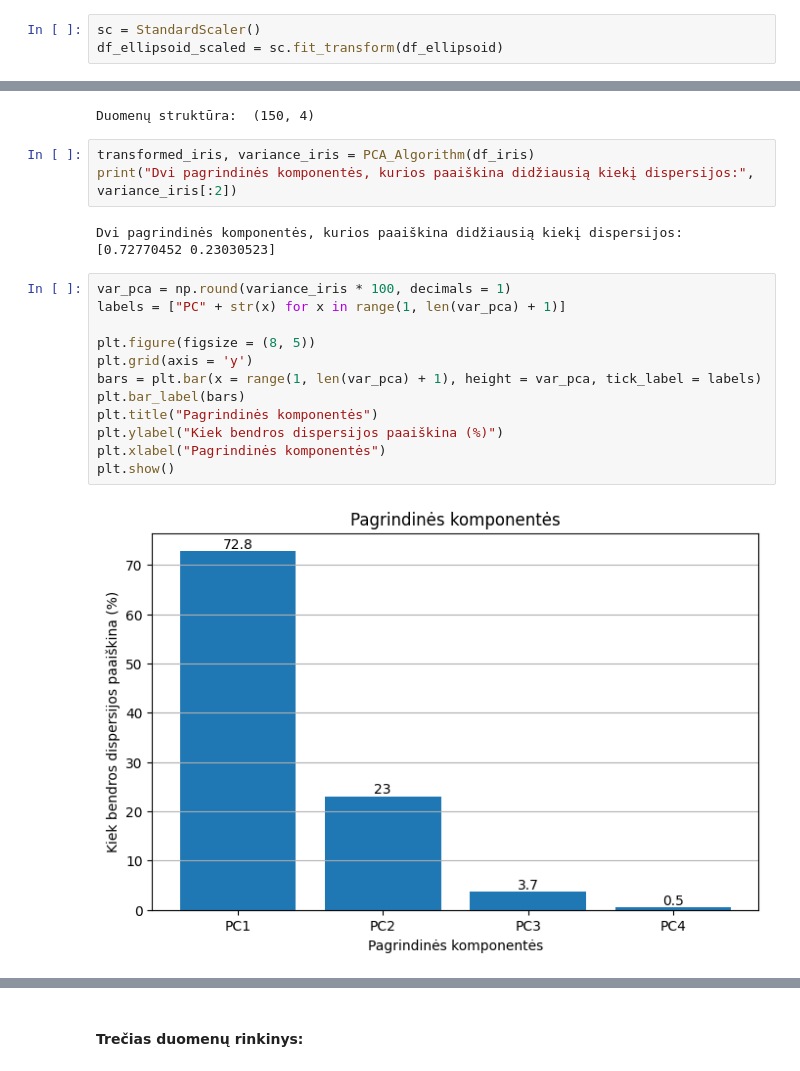
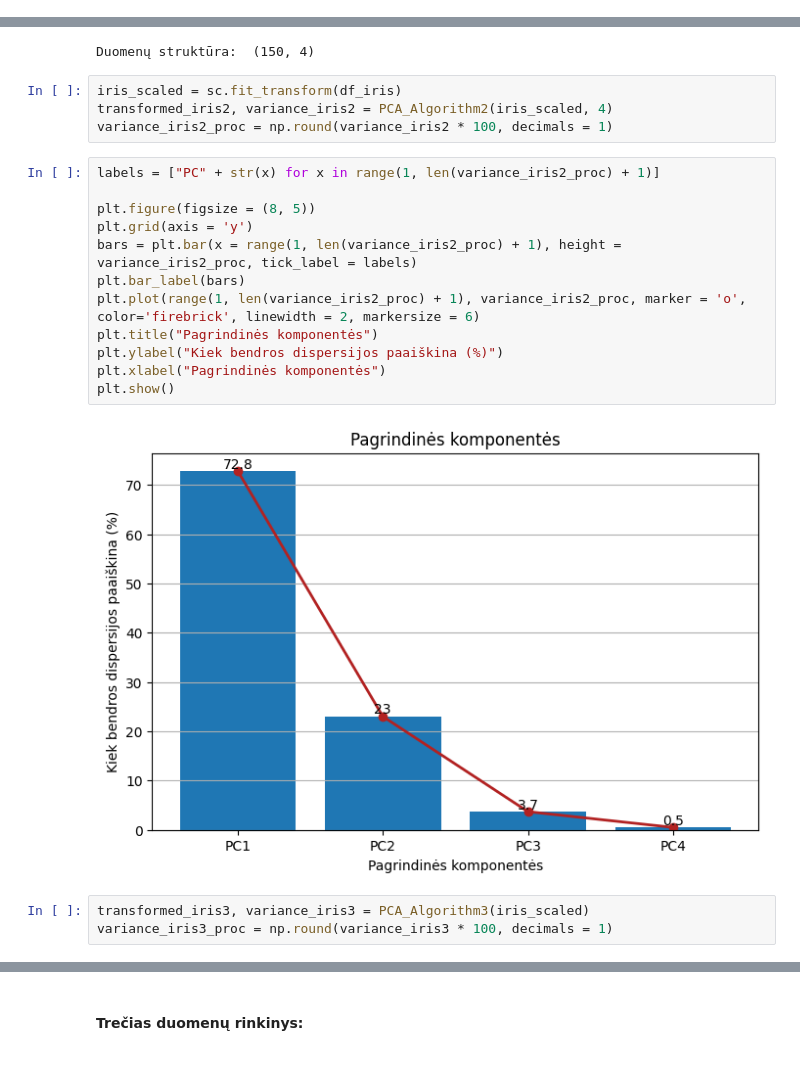
Before and after one commit to EvelinaDu/Papildomi_duomenu_vizualizavimo_skyriai, a Jupyter notebook: Algoritmas/kodas.ipynb, the cells around one changed output, grey strips where cells are left out. Saved outputs shown, nothing was run; the diff lists cells and outputs as text.

```diff
--- a/Algoritmas/kodas.ipynb
+++ b/Algoritmas/kodas.ipynb
@@ -109,5 +109,2 @@ Vykdymo laikai:  {'auto': 0.0030291080474853516, 'full': 0.04731321334838867, 'c
 # %% [markdown]
 -----
-# %%
-sc = StandardScaler()
-df_ellipsoid_scaled = sc.fit_transform(df_ellipsoid)
@@ -165,22 +125,24 @@ print("Duomenų struktūra: ", df_iris.shape)
 # %% [output]
 Duomenų struktūra:  (150, 4)
 # %%
-transformed_iris, variance_iris = PCA_Algorithm(df_iris)
-print("Dvi pagrindinės komponentės, kurios paaiškina didžiausią kiekį dispersijos:", variance_iris[:2])
+iris_scaled = sc.fit_transform(df_iris)
+transformed_iris2, variance_iris2 = PCA_Algorithm2(iris_scaled, 4)
+variance_iris2_proc = np.round(variance_iris2 * 100, decimals = 1)
-# %% [output]
-Dvi pagrindinės komponentės, kurios paaiškina didžiausią kiekį dispersijos: [0.72770452 0.23030523]
 # %%
-var_pca = np.round(variance_iris * 100, decimals = 1)
-labels = ["PC" + str(x) for x in range(1, len(var_pca) + 1)]
+labels = ["PC" + str(x) for x in range(1, len(variance_iris2_proc) + 1)]
 
 plt.figure(figsize = (8, 5))
 plt.grid(axis = 'y')
-bars = plt.bar(x = range(1, len(var_pca) + 1), height = var_pca, tick_label = labels)
+bars = plt.bar(x = range(1, len(variance_iris2_proc) + 1), height = variance_iris2_proc, tick_label = labels)
 plt.bar_label(bars)
+plt.plot(range(1, len(variance_iris2_proc) + 1), variance_iris2_proc, marker = 'o', color='firebrick', linewidth = 2, markersize = 6)
 plt.title("Pagrindinės komponentės")
 plt.ylabel("Kiek bendros dispersijos paaiškina (%)")
 plt.xlabel("Pagrindinės komponentės")
 plt.show()
 # %% [output]
-[figure, old version]
+[figure, new version]
+# %%
+transformed_iris3, variance_iris3 = PCA_Algorithm3(iris_scaled)
+variance_iris3_proc = np.round(variance_iris3 * 100, decimals = 1)
 # %%
```
Also changed, not shown: parts of 28 cells of this notebook.
